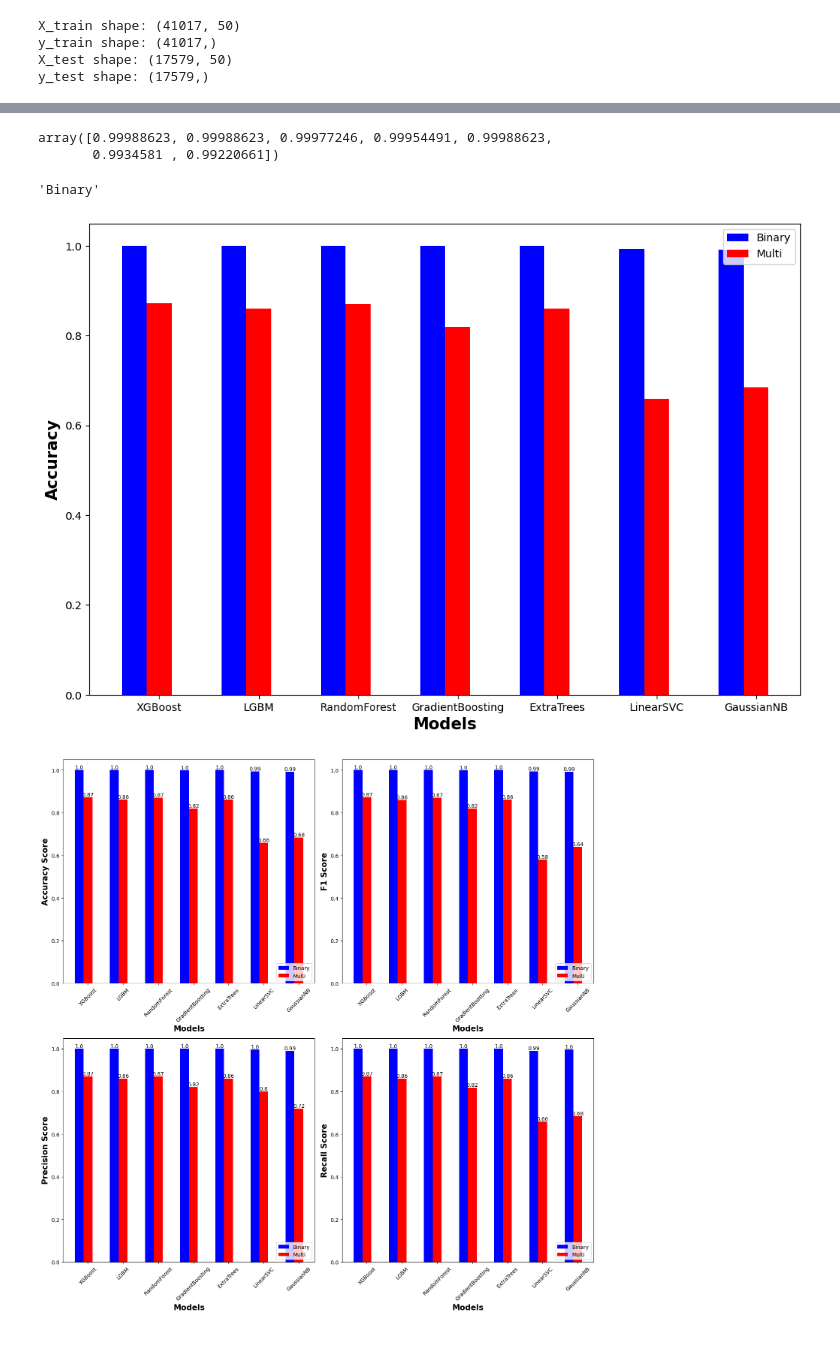
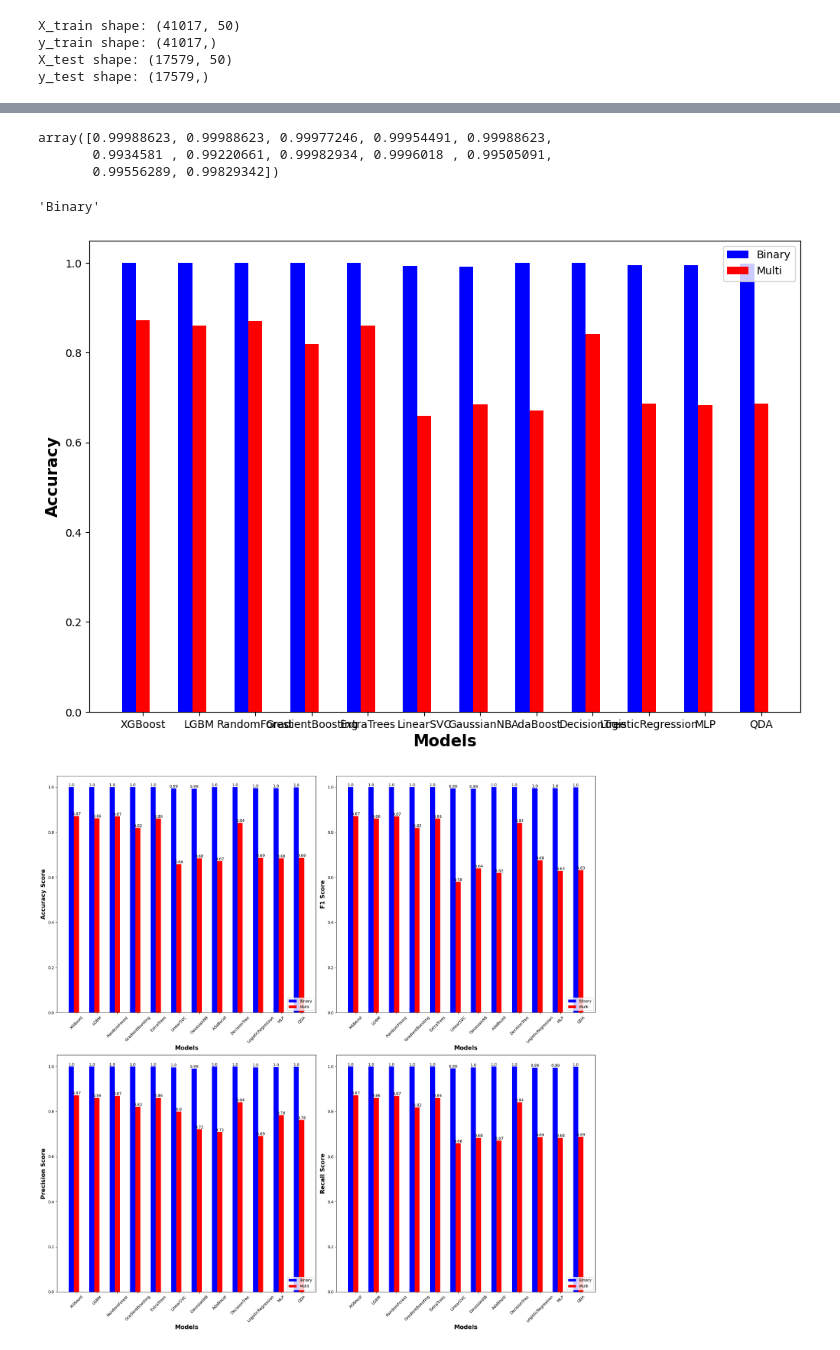
Before and after one commit to KlausKingsman/ML-Final, a Jupyter notebook: report.ipynb, the cells around one changed output, grey strips where cells are left out. Saved outputs shown, nothing was run; the diff lists cells and outputs as text; code cells hidden in the pictures.

```diff
--- a/report.ipynb
+++ b/report.ipynb
@@ -136,6 +144,16 @@ y_train shape: (41017,)
 X_test shape: (17579, 50)
 y_test shape: (17579,)
 # %%
+
+kernel = 1.0 * RBF(1.0)
+ada = AdaBoostClassifier(n_estimators=malware_data.shape[1], learning_rate=1, random_state=42)
+dtc = DecisionTreeClassifier(random_state=42)
+# gpc = GaussianProcessClassifier(kernel=kernel, random_state=42)
+# knn = KNeighborsClassifier(n_neighbors=3)
+lg = LogisticRegression(random_state=42)
+mlp = MLPClassifier(random_state=42)
+qda = QuadraticDiscriminantAnalysis()
+######################################################################################
 xgb = XGBClassifier(device="cuda")
 lgbm = LGBMClassifier(n_estimators=malware_data.shape[1] ,random_state=42)
 rfc = RandomForestClassifier(n_estimators=malware_data.shape[1],random_state=42)
@@ -152,6 +170,13 @@ classifiers = [
     ("ExtraTrees", etc),
     ("LinearSVC", svc),
     ("GaussianNB", gnb),
+    ("AdaBoost", ada),
+    ("DecisionTree", dtc),
+    # ("GaussianProcess", gpc),
+    # ("KNN", knn),
+    ("LogisticRegression", lg),
+    ("MLP", mlp),
+    ("QDA", qda)
 ]
 # %%
 scores_df_cols = ["Model Name", "Accuracy Score", "F1 Score", "Precision Score", "Recall Score", "Task"]
@@ -252,7 +345,8 @@ array([0.87194949, 0.86091359, 0.86967404, 0.81881791, 0.86074293,
 scores_df_binary['Accuracy Score'].values
 # %% [output]
 array([0.99988623, 0.99988623, 0.99977246, 0.99954491, 0.99988623,
-       0.9934581 , 0.99220661])
+       0.9934581 , 0.99220661, 0.99982934, 0.9996018 , 0.99505091,
+       0.99556289, 0.99829342])
 # %%
 np.unique(scores_df_binary['Task'])[0]
 # %% [output]
@@ -275,30 +369,30 @@ plt.xticks([r + barwidth for r in range(len(scores_df_binary['Model Name']))], l
 plt.legend()
 plt.show()
 # %% [output]
-[figure, old version]
+[figure, new version]
 # %%
 metrics = ['Accuracy Score', 'F1 Score', 'Precision Score', 'Recall Score']
-plt.figure(figsize=(15, 15))
+plt.figure(figsize=(20, 20))
 barwidth = 0.25
 for i, tup in enumerate(metrics):
     plt.subplot(2, 2, i+1)
     b1_bin = np.arange(len(scores_df_binary['Model Name']))
     b1_multi = [x + barwidth for x in b1_bin]
     bars_bin = plt.bar(b1_bin, scores_df_binary[metrics[i]], color='blue', width=barwidth, label=np.unique(scores_df_binary['Task'])[0])
     bars_multi = plt.bar(b1_multi, scores_df_multi[metrics[i]], color='red', width=barwidth, label=np.unique(scores_df_multi['Task'])[0])
     plt.xlabel('Models', fontweight ='bold', fontsize = 15)
     plt.ylabel(metrics[i], fontweight ='bold', fontsize = 15)
     plt.xticks([r + barwidth for r in range(len(scores_df_binary['Model Name']))], labels=scores_df_binary['Model Name'].tolist())
     plt.xticks(rotation=45)
     plt.legend(loc='lower right', bbox_to_anchor=(1.0, 0.0))
     for bar in bars_bin:
         yval = bar.get_height()
         plt.text(bar.get_x() + bar.get_width()/2, yval, round(yval, 2), va='bottom', ha='center')
     for bar in bars_multi:
         yval = bar.get_height()
         plt.text(bar.get_x() + bar.get_width()/2, yval, round(yval, 2), va='bottom', ha='center')
 
 plt.tight_layout()
 plt.show()
 # %% [output]
-[figure, old version]
+[figure, new version]
```
Also changed, not shown: parts of 8 cells of this notebook, 2 other files.
